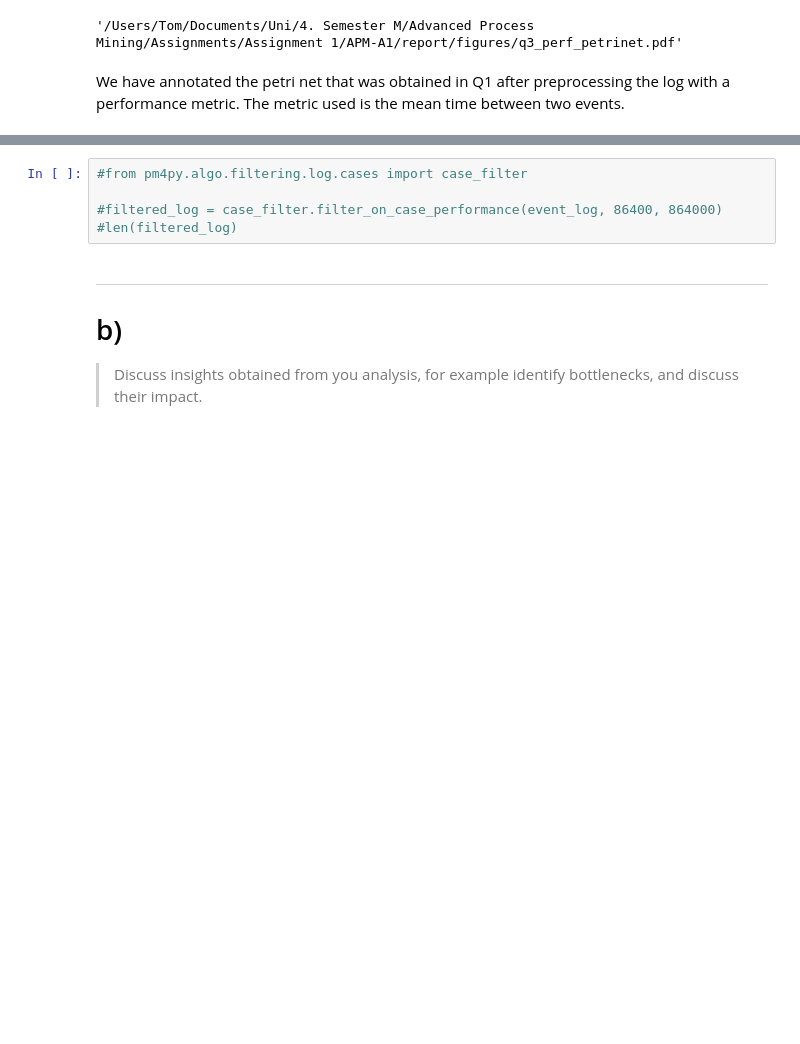
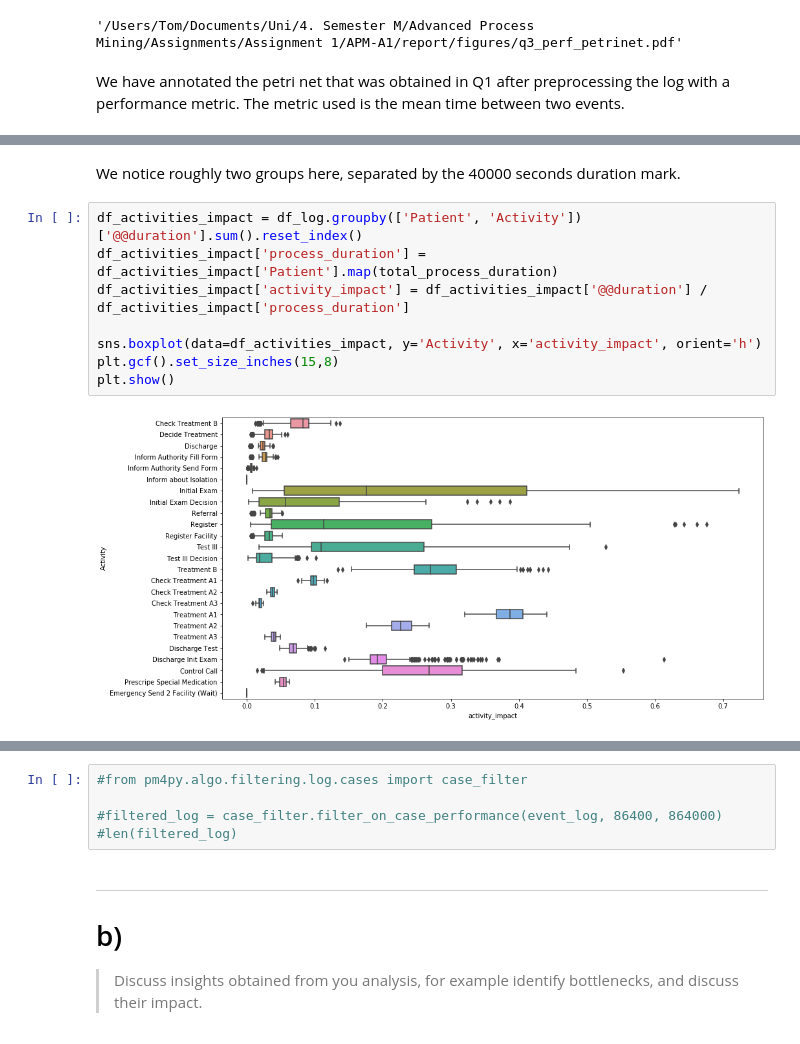
Before and after one commit to brunompacheco/APM-A1, a Jupyter notebook: notebooks/Q3_Performance.ipynb, the cells around one changed output, grey strips where cells are left out. Cells and saved outputs as stored; diff of their text form; blank space fills up the shorter version.

```diff
--- a/notebooks/Q3_Performance.ipynb
+++ b/notebooks/Q3_Performance.ipynb
@@ -101,0 +90,12 @@ We have annotated the petri net that was obtained in Q1 after preprocessing the
+# %% [markdown]
+We notice roughly two groups here, separated by the 40000 seconds duration mark.
+# %%
+df_activities_impact = df_log.groupby(['Patient', 'Activity'])['@@duration'].sum().reset_index()
+df_activities_impact['process_duration'] = df_activities_impact['Patient'].map(total_process_duration)
+df_activities_impact['activity_impact'] = df_activities_impact['@@duration'] / df_activities_impact['process_duration']
+
+sns.boxplot(data=df_activities_impact, y='Activity', x='activity_impact', orient='h')
+plt.gcf().set_size_inches(15,8)
+plt.show()
+# %% [output]
+[figure, added]
```
Also changed, not shown: parts of 22 cells of this notebook, 1 other file.
